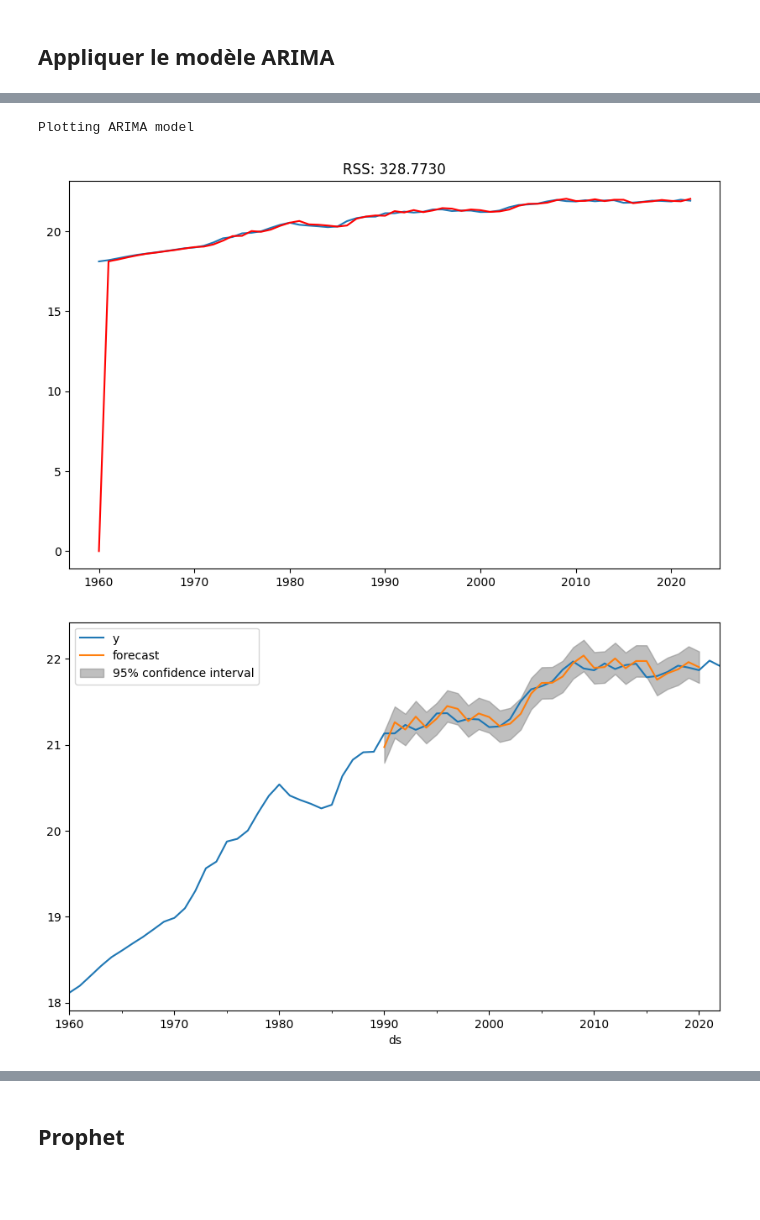
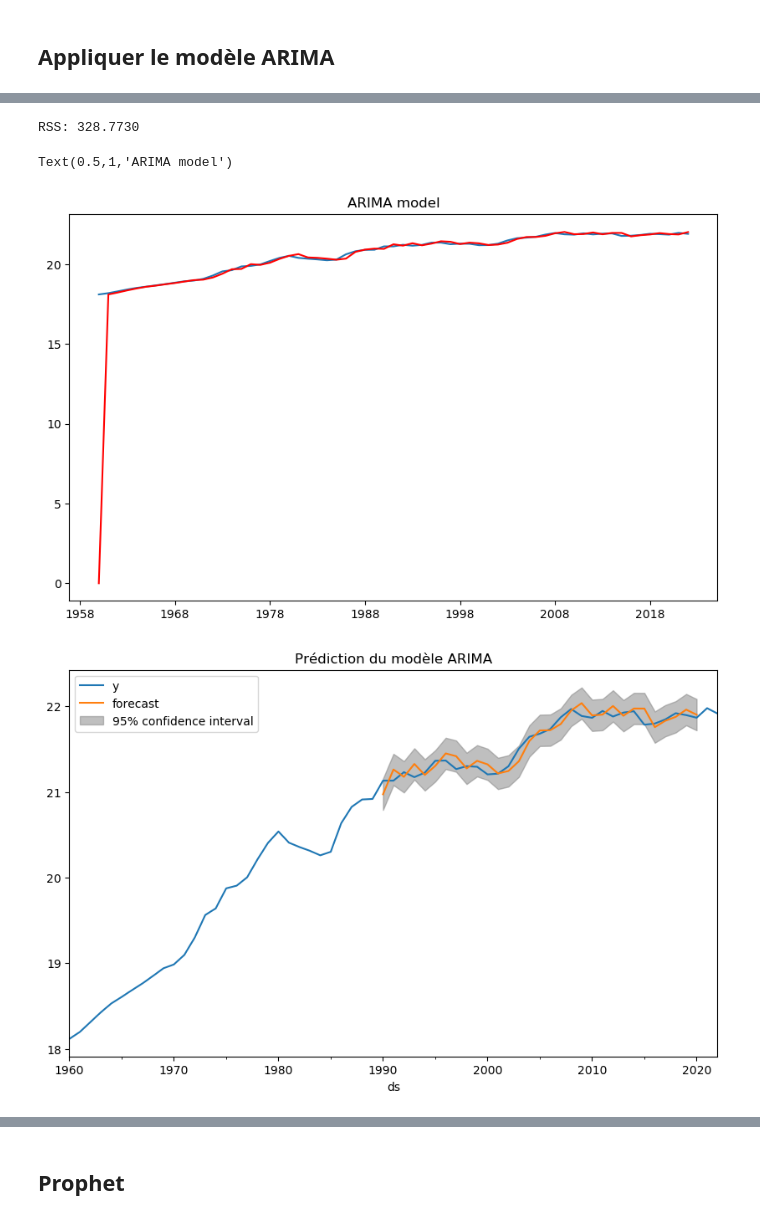
Before and after one commit to ahmedmokeddem/dalas, a Jupyter notebook: code/code ML models/time series.ipynb, the cells around one changed output, grey strips where cells are left out. Saved outputs shown, nothing was run; the diff lists cells and outputs as text; code cells hidden in the pictures; blank space fills up the shorter version.

```diff
--- a/code/code ML models/time series.ipynb
+++ b/code/code ML models/time series.ipynb
@@ -372,18 +361,20 @@ model = ARIMA(indexedDataset_logScale, order=(5,1,2))
 results_ARIMA = model.fit()
 plt.plot(indexedDataset_logScale)
 plt.plot(results_ARIMA.fittedvalues, color='red')
-plt.title('RSS: %.4f'%sum((results_ARIMA.fittedvalues - indexedDataset_logScale['y'])**2))
-print('Plotting ARIMA model')
+print('RSS: %.4f'%sum((results_ARIMA.fittedvalues - indexedDataset_logScale['y'])**2))
+plt.title('ARIMA model')
 # %% [output]
-Plotting ARIMA model
+RSS: 328.7730
+Text(0.5,1,'ARIMA model')
-[figure, old version]
+[figure, new version]
 # %%
 fig, ax = plt.subplots()
 ax = indexedDataset_logScale.loc['1950':].plot(ax=ax)
 plot_predict(results_ARIMA, '1990', '2020', ax=ax)
+plt.title('Prédiction du modèle ARIMA')
 plt.show()
 # %% [output]
-[figure, old version]
+[figure, new version]
 # %%
 fig, ax = plt.subplots()
 ax = indexedDataset_logScale.loc['1950':].plot(ax=ax)
```
Also changed, not shown: parts of 22 cells of this notebook.
